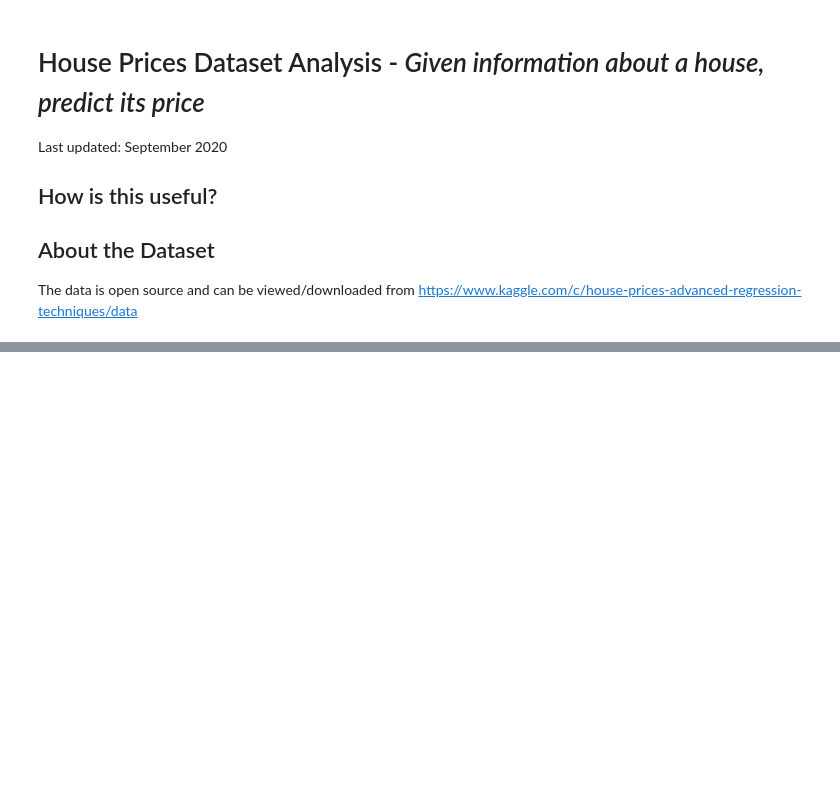
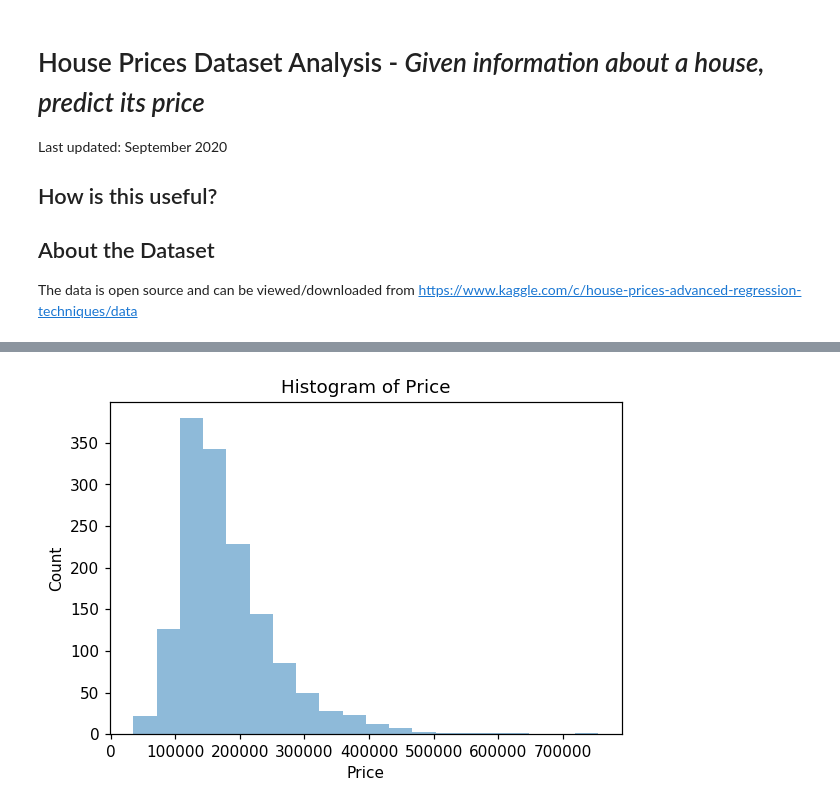
Before and after one commit to ricardomokhtari/Data-Science-Projects, a Jupyter notebook: house-prices/analysis.ipynb, the cells around one changed output, grey strips where cells are left out. Saved outputs shown, nothing was run; the diff lists cells and outputs as text; code cells hidden in the pictures; blank space fills up the shorter version.

```diff
--- a/house-prices/analysis.ipynb
+++ b/house-prices/analysis.ipynb
@@ -41,0 +51,11 @@ Dataset shape:  (1459, 80)
+# %%
+saleprice = numerical.iloc[:,-1].values
+
+plt.figure(dpi=110)
+plt.hist(saleprice,20,alpha=0.5)
+plt.xlabel('Price')
+plt.ylabel('Count')
+plt.title('Histogram of Price')
+plt.show()
+# %% [output]
+[figure, added]
```
Also changed, not shown: parts of 11 cells of this notebook, 2 other files.
